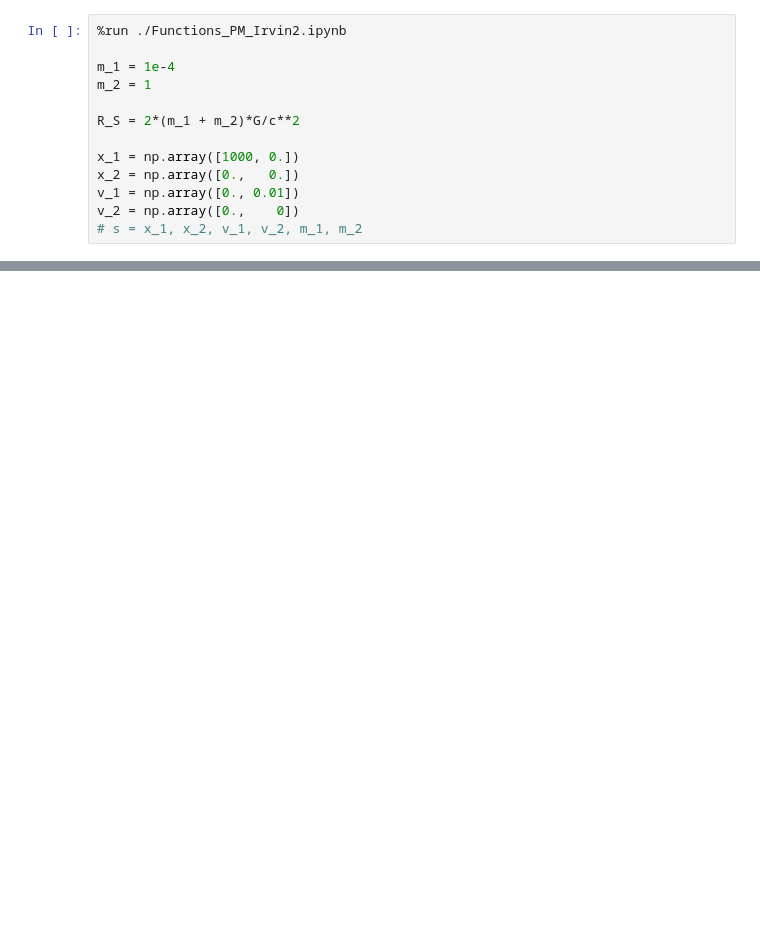
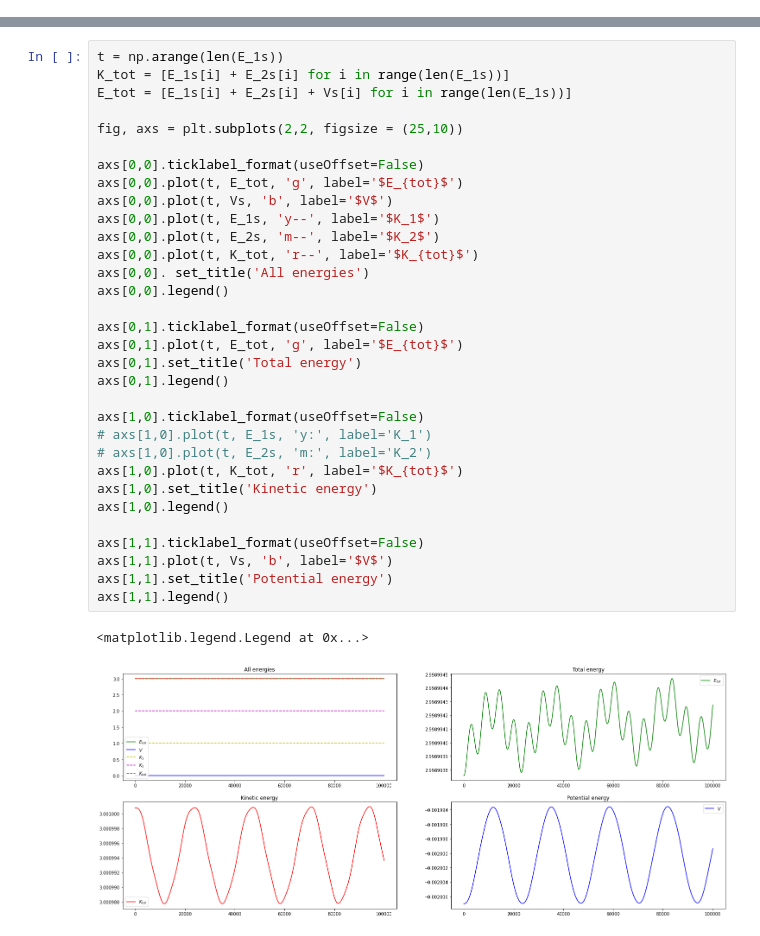
Before and after one commit to carlivas/Binary-Black-Hole-Orbitals, a Jupyter notebook: 04 POST MINKOWSKIAN EXPANSION/Documents/test_Irvin.ipynb, the cells around one changed output, grey strips where cells are left out. Cells and saved outputs as stored; diff of their text form; blank space fills up the shorter version.

```diff
--- a/04 POST MINKOWSKIAN EXPANSION/Documents/test_Irvin.ipynb
+++ b/04 POST MINKOWSKIAN EXPANSION/Documents/test_Irvin.ipynb
@@ -16,13 +50,0 @@ v_2 = CB_b2_velxyz_binCM  = np.array([0,-(b1_mass/mass_bin)*v_redmass])
-# %%
-%run ./Functions_PM_Irvin2.ipynb
-
-m_1 = 1e-4
-m_2 = 1
-
-R_S = 2*(m_1 + m_2)*G/c**2
-
-x_1 = np.array([1000, 0.])
-x_2 = np.array([0.,   0.])
-v_1 = np.array([0., 0.01])
-v_2 = np.array([0.,    0])
-# s = x_1, x_2, v_1, v_2, m_1, m_2
@@ -84,0 +78,35 @@ pos1, vel1, acc1
+# %%
+t = np.arange(len(E_1s))
+K_tot = [E_1s[i] + E_2s[i] for i in range(len(E_1s))]
+E_tot = [E_1s[i] + E_2s[i] + Vs[i] for i in range(len(E_1s))]
+
+fig, axs = plt.subplots(2,2, figsize = (25,10))
+
+axs[0,0].ticklabel_format(useOffset=False)
+axs[0,0].plot(t, E_tot, 'g', label='$E_{tot}$')
+axs[0,0].plot(t, Vs, 'b', label='$V$')
+axs[0,0].plot(t, E_1s, 'y--', label='$K_1$')
+axs[0,0].plot(t, E_2s, 'm--', label='$K_2$')
+axs[0,0].plot(t, K_tot, 'r--', label='$K_{tot}$')
+axs[0,0]. set_title('All energies')
+axs[0,0].legend()
+
+axs[0,1].ticklabel_format(useOffset=False)
+axs[0,1].plot(t, E_tot, 'g', label='$E_{tot}$')
+axs[0,1].set_title('Total energy')
+axs[0,1].legend()
+
+axs[1,0].ticklabel_format(useOffset=False)
+# axs[1,0].plot(t, E_1s, 'y:', label='K_1')
+# axs[1,0].plot(t, E_2s, 'm:', label='K_2')
+axs[1,0].plot(t, K_tot, 'r', label='$K_{tot}$')
+axs[1,0].set_title('Kinetic energy')
+axs[1,0].legend()
+
+axs[1,1].ticklabel_format(useOffset=False)
+axs[1,1].plot(t, Vs, 'b', label='$V$')
+axs[1,1].set_title('Potential energy')
+axs[1,1].legend()
+# %% [output]
+<matplotlib.legend.Legend at 0x...>
+[figure, added]
```
Also changed, not shown: parts of 7 cells of this notebook, 3 other files.
